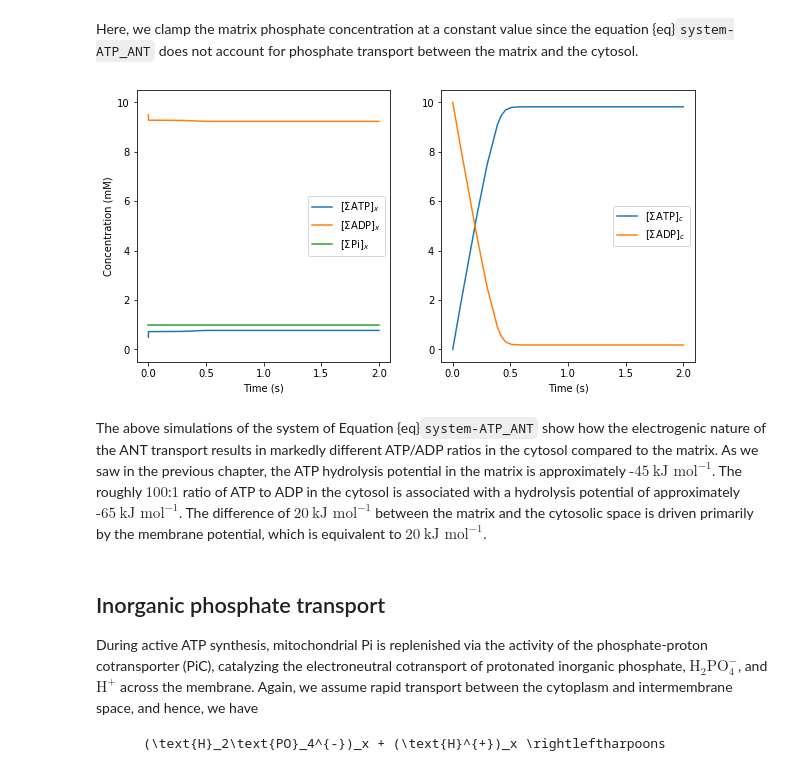
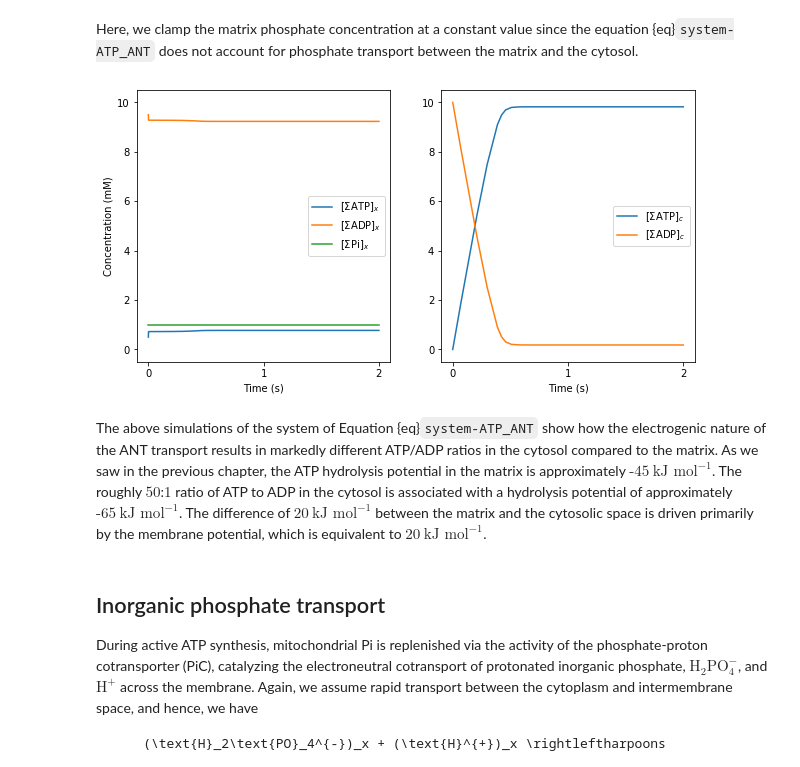
Before and after one commit to beards-lab/QAMAS_book, a Jupyter notebook: QAMAS/_build/jupyter_execute/BuildingModel.ipynb, the cells around one changed output. Cells and saved outputs as stored; diff of their text form; code cells hidden in the pictures.

```diff
--- a/QAMAS/_build/jupyter_execute/BuildingModel.ipynb
+++ b/QAMAS/_build/jupyter_execute/BuildingModel.ipynb
@@ -254,36 +254,38 @@ def dXdt(t, X, activity_array):
 
     # Cytosol species
     dATP_c = ( V_m2c * J_ANT) / W_c
     dADP_c = (-V_m2c * J_ANT) / W_c
 
     dX = [dATP_x, dADP_x, dPi_x, dATP_c, dADP_c]
     return dX
 
 # Solve ODE
 results = solve_ivp(dXdt, [0, 2], X_0, method = 'Radau', args=(activity_array,))
 t = results.t
 sumATP_x, sumADP_x, sumPi_x, sumATP_c, sumADP_c = results.y
 
 # Plot figures
 fig, ax = plt.subplots(1,2, figsize = (10,5))
 ax[0].plot(t, sumATP_x*1000, label = '[$\Sigma$ATP]$_x$')
 ax[0].plot(t, sumADP_x*1000, label = '[$\Sigma$ADP]$_x$')
 ax[0].plot(t, sumPi_x*1000, label = '[$\Sigma$Pi]$_x$')
 ax[0].legend(loc="right")
 ax[0].set_ylim((-.5,10.5))
 ax[0].set_xlabel('Time (s)')
+ax[0].set_xticks([0,1,2])
 ax[0].set_ylabel('Concentration (mM)')
 
 ax[1].plot(t, sumATP_c*1000, label = '[$\Sigma$ATP]$_c$')
 ax[1].plot(t, sumADP_c*1000, label = '[$\Sigma$ADP]$_c$')
 ax[1].set_ylim((-0.5,10.5))
+ax[1].set_xticks([0,1,2])
 ax[1].legend(loc="right")
 ax[1].set_xlabel('Time (s)')
 plt.show()
 # %% [output]
-[figure, old version]
+[figure, new version]
 # %% [markdown]
-The above simulations of the system of Equation {eq}`system-ATP_ANT` show how the electrogenic nature of the ANT transport results in markedly different ATP/ADP ratios in the cytosol compared to the matrix. As we saw in the previous chapter, the ATP hydrolysis potential in the matrix is approximately $\text{-}45 \ \text{kJ mol}^{-1}$. The roughly $100$:$1$ ratio of ATP to ADP in the cytosol is associated with a hydrolysis potential of approximately $\text{-}65 \ \text{kJ mol}^{-1}$. The difference of $20 \ \text{kJ mol}^{-1}$ between the matrix and the cytosolic space is driven primarily by the membrane potential, which is equivalent to $20 \ \text{kJ mol}^{-1}$.
+The above simulations of the system of Equation {eq}`system-ATP_ANT` show how the electrogenic nature of the ANT transport results in markedly different ATP/ADP ratios in the cytosol compared to the matrix. As we saw in the previous chapter, the ATP hydrolysis potential in the matrix is approximately $\text{-}45 \ \text{kJ mol}^{-1}$. The roughly $50$:$1$ ratio of ATP to ADP in the cytosol is associated with a hydrolysis potential of approximately $\text{-}65 \ \text{kJ mol}^{-1}$. The difference of $20 \ \text{kJ mol}^{-1}$ between the matrix and the cytosolic space is driven primarily by the membrane potential, which is equivalent to $20 \ \text{kJ mol}^{-1}$.
 # %% [markdown]
 ## Inorganic phosphate transport
 
```
Also changed, not shown: parts of 6 cells of this notebook, 40 other files.
